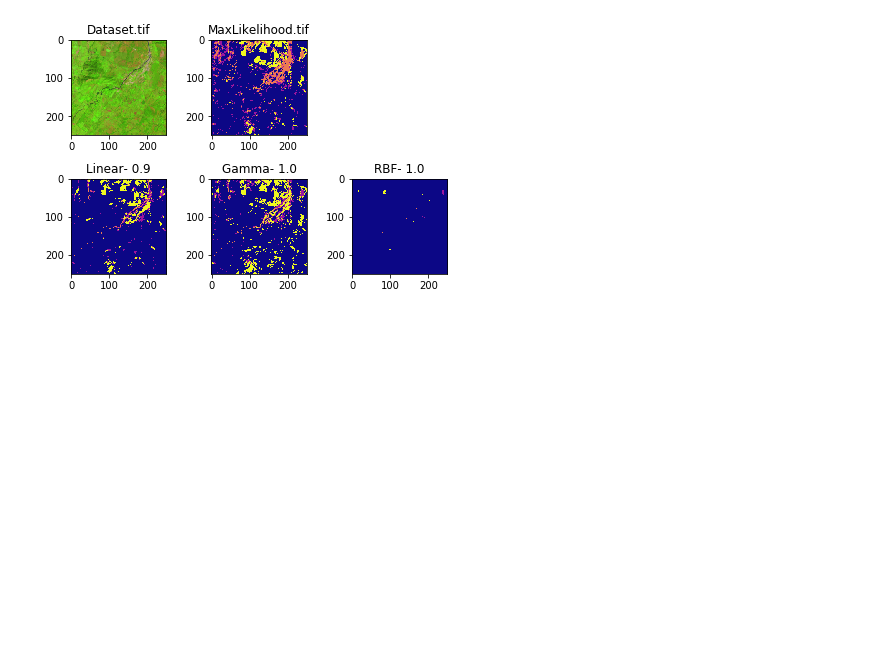
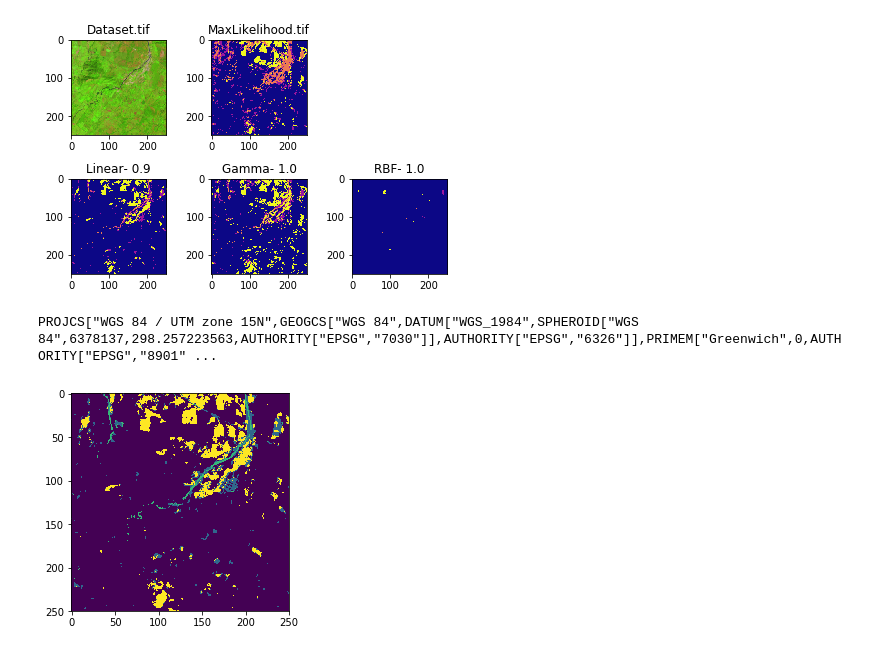
Before and after one commit to VaasuDevanS/SVM-in-RemoteSensing, a Jupyter notebook: Implementation/SupportVectorMachine.ipynb, the cells around one changed output. Cells and saved outputs as stored; diff of their text form; code cells hidden in the pictures; blank space fills up the shorter version.

Commit message:
Added GDAL write function and comments

```diff
--- a/Implementation/SupportVectorMachine.ipynb
+++ b/Implementation/SupportVectorMachine.ipynb
@@ -290,0 +331,9 @@ plt.show()
+# %%
+# Verify the authenticity of the output save_classified function
+outRaster = gdal.Open("Linear.tif")
+print(outRaster.GetProjection())
+plt.imshow(outRaster.GetRasterBand(1).ReadAsArray())
+plt.show()
+# %% [output]
+PROJCS["WGS 84 / UTM zone 15N",GEOGCS["WGS 84",DATUM["WGS_1984",SPHEROID["WGS 84",6378137,298.257223563,AUTHORITY["EPSG","7030"]],AUTHORITY["EPSG","6326"]],PRIMEM["Greenwich",0,AUTHORITY["EPSG","8901" ...
+[figure, added]
```
Also changed, not shown: parts of 15 cells of this notebook.
